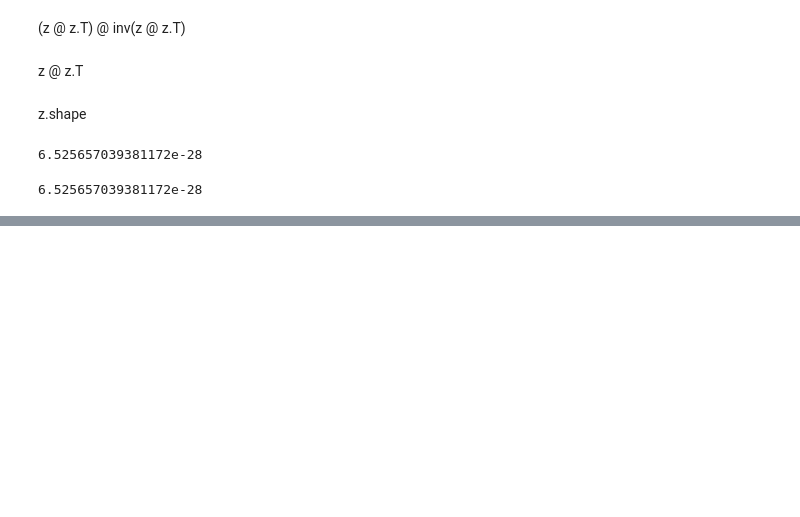
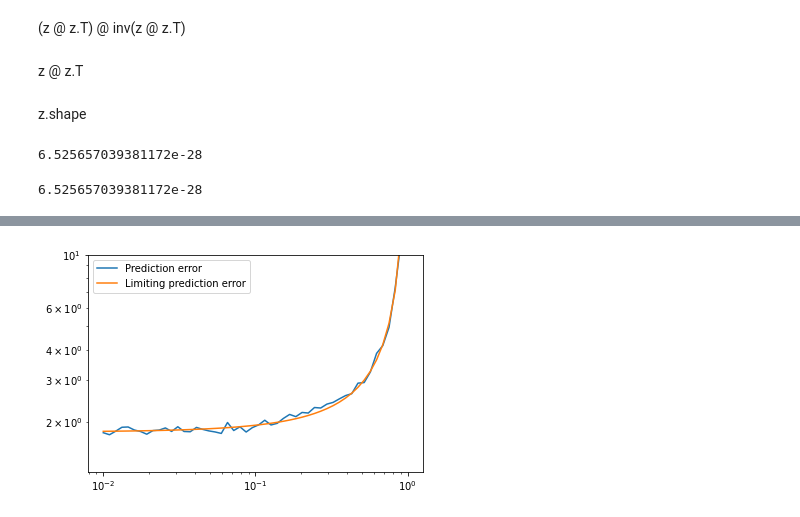
Before and after one commit to smaityumich/overparameterized-group-fairness, a Jupyter notebook: test.ipynb, the cells around one changed output, grey strips where cells are left out. Drawn from its saved outputs; the diff is of its cells as text; code cells hidden in the pictures; blank space fills up the shorter version.

```diff
--- a/test.ipynb
+++ b/test.ipynb
@@ -167,0 +232,16 @@ predErrs
+# %%
+# limBias = (pi/gammas) / (1 - (1-pi)/gammas)
+#gammas = 1/gammas
+limBias    = (pi*(1-pi))/(gammas*(gammas-1.)) + pi/gammas
+limPredErr =  gammas/(1-gammas) + pi * gammas / (1-gammas) + pi**2 * (1-2*gammas)/(1-gammas) + 1#101*(1 - 1/gammas) + limBias + 1/(gammas-1)
+
+# plotting
+# plt.loglog(gammas, biases, label='Bias')
+# plt.loglog(gammas, limBias, label='Limiting bias')
+plt.loglog(gammas, predErrs, label='Prediction error')
+plt.loglog(gammas, limPredErr, label='Limiting prediction error')
+plt.legend()
+plt.ylim([0., 10.])
+plt.show()
+# %% [output]
+[figure, added]
```
Also changed, not shown: parts of 7 cells of this notebook, 3 other files.
